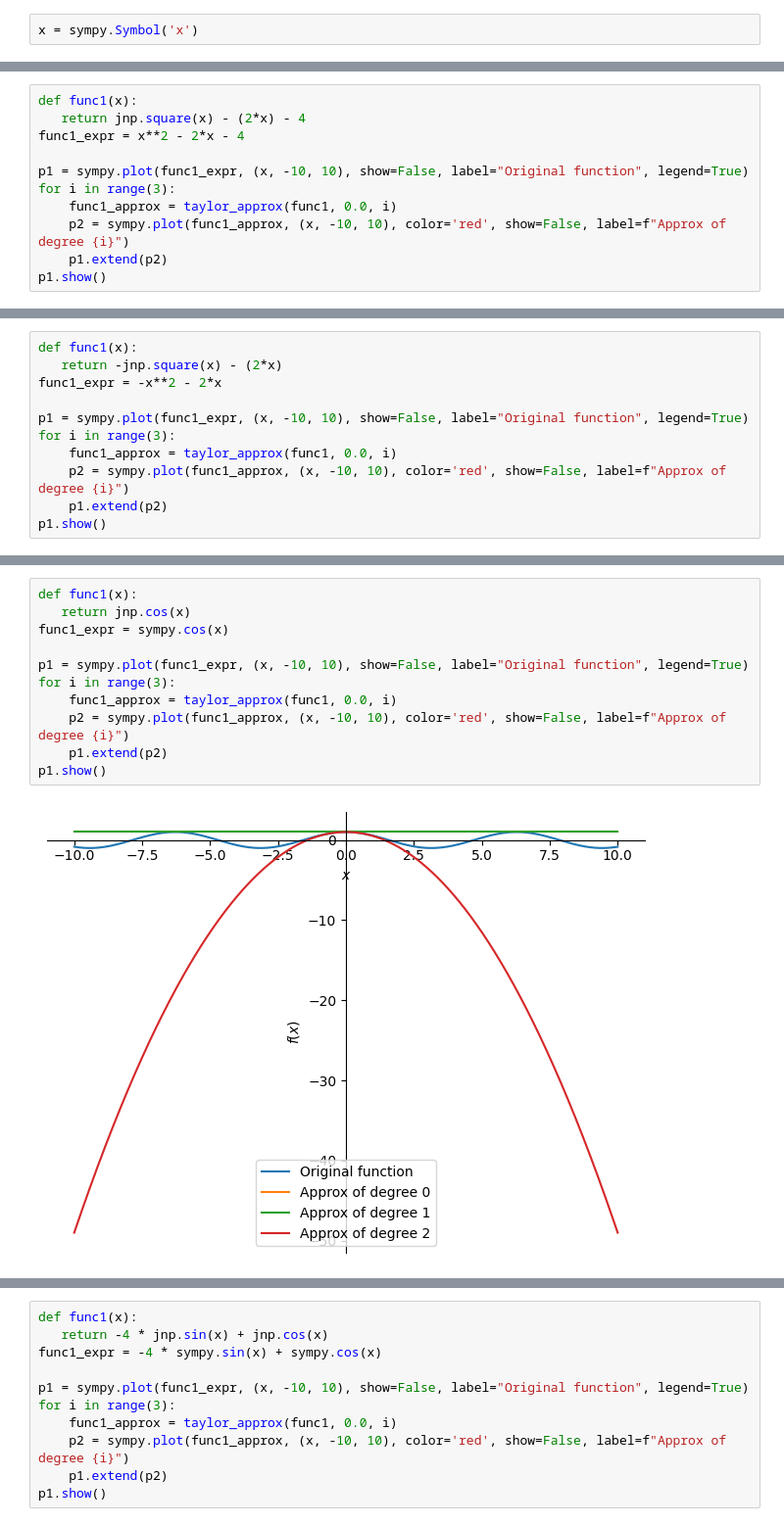
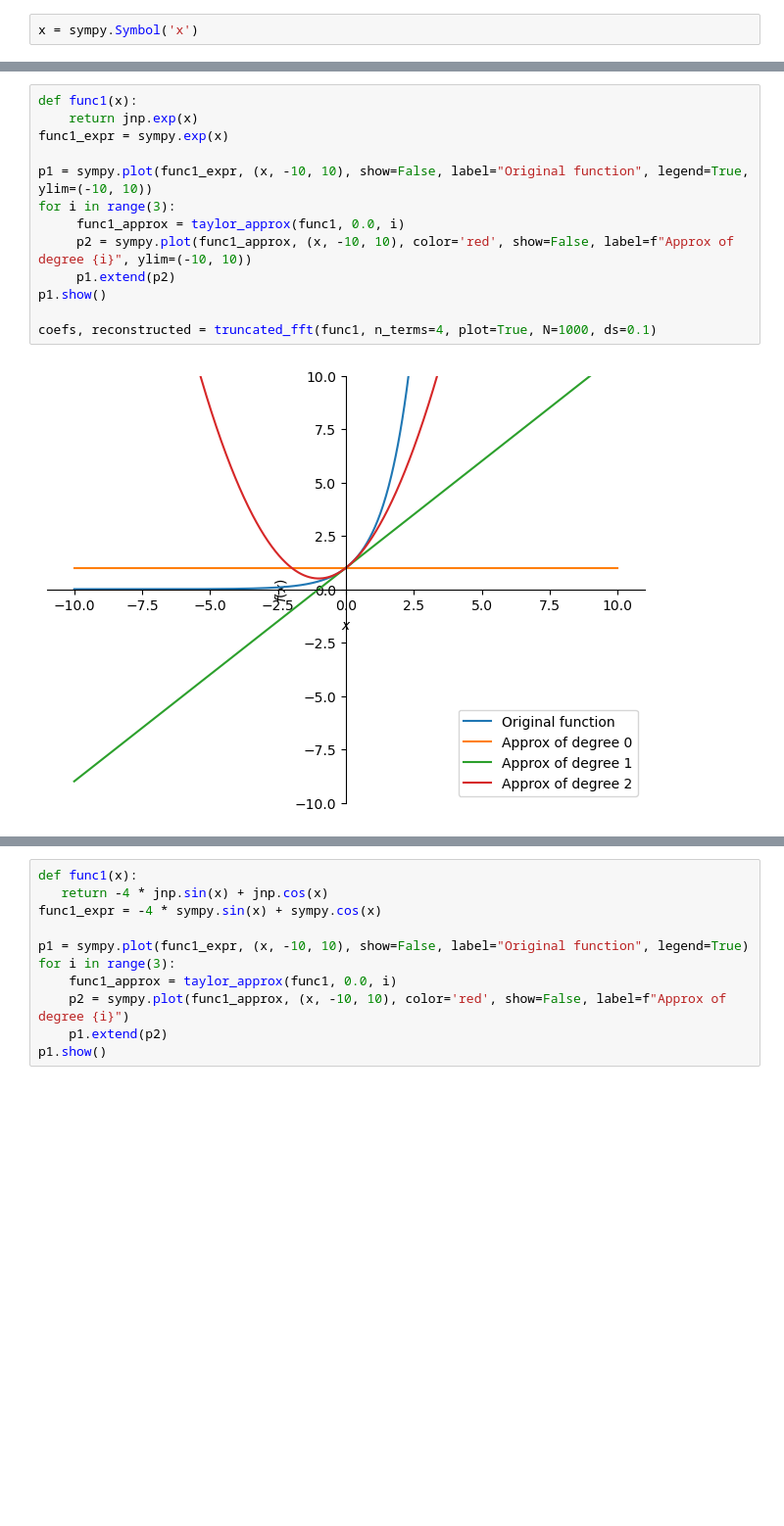
Before and after one commit to SebastianSeljak/RadiusOfConvergence, a Jupyter notebook: taylor_approx.ipynb, the cells around one changed output, grey strips where cells are left out. Shown at 98% size. Drawn from its saved outputs; the diff is of its cells as text; blank space fills up the shorter version.

```diff
--- a/taylor_approx.ipynb
+++ b/taylor_approx.ipynb
@@ -22,11 +9,0 @@ p1.show()
-# %%
-def func1(x):
-   return jnp.square(x) - (2*x) - 4
-func1_expr = x**2 - 2*x - 4
-
-p1 = sympy.plot(func1_expr, (x, -10, 10), show=False, label="Original function", legend=True)
-for i in range(3):
-    func1_approx = taylor_approx(func1, 0.0, i)
-    p2 = sympy.plot(func1_approx, (x, -10, 10), color='red', show=False, label=f"Approx of degree {i}")
-    p1.extend(p2)
-p1.show()
@@ -35,11 +9,0 @@ p1.show()
-# %%
-def func1(x):
-   return -jnp.square(x) - (2*x)
-func1_expr = -x**2 - 2*x
-
-p1 = sympy.plot(func1_expr, (x, -10, 10), show=False, label="Original function", legend=True)
-for i in range(3):
-    func1_approx = taylor_approx(func1, 0.0, i)
-    p2 = sympy.plot(func1_approx, (x, -10, 10), color='red', show=False, label=f"Approx of degree {i}")
-    p1.extend(p2)
-p1.show()
@@ -48,13 +10,15 @@ p1.show()
 # %%
 def func1(x):
-   return jnp.cos(x)
-func1_expr = sympy.cos(x)
+    return jnp.exp(x)
+func1_expr = sympy.exp(x)
 
-p1 = sympy.plot(func1_expr, (x, -10, 10), show=False, label="Original function", legend=True)
+p1 = sympy.plot(func1_expr, (x, -10, 10), show=False, label="Original function", legend=True, ylim=(-10, 10))
 for i in range(3):
-    func1_approx = taylor_approx(func1, 0.0, i)
-    p2 = sympy.plot(func1_approx, (x, -10, 10), color='red', show=False, label=f"Approx of degree {i}")
-    p1.extend(p2)
+     func1_approx = taylor_approx(func1, 0.0, i)
+     p2 = sympy.plot(func1_approx, (x, -10, 10), color='red', show=False, label=f"Approx of degree {i}", ylim=(-10, 10))
+     p1.extend(p2)
 p1.show()
+
+coefs, reconstructed = truncated_fft(func1, n_terms=4, plot=True, N=1000, ds=0.1)
 # %% [output]
-[figure, old version]
+[figure, new version]
```
Also changed, not shown: parts of 7 cells of this notebook, 3 other files.
